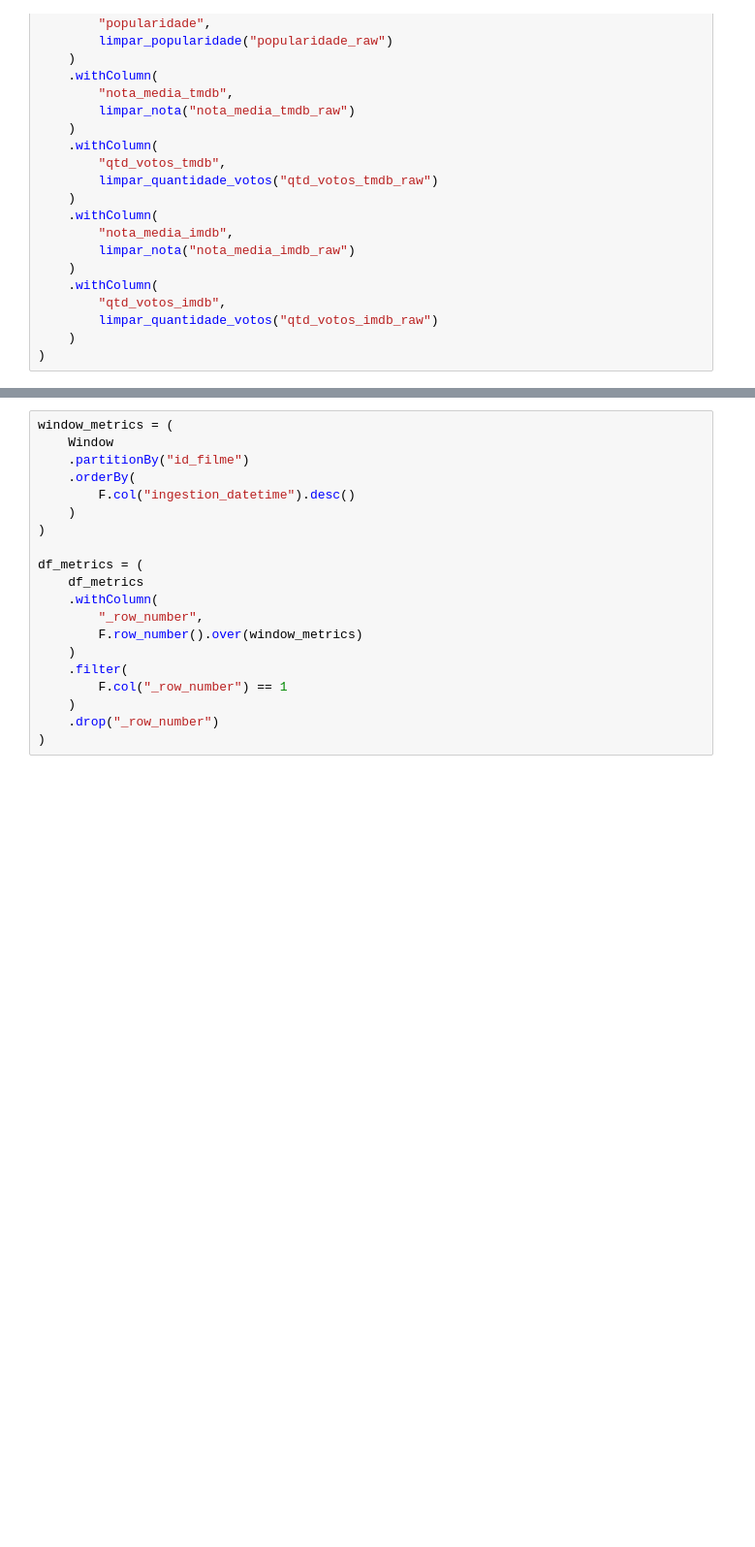
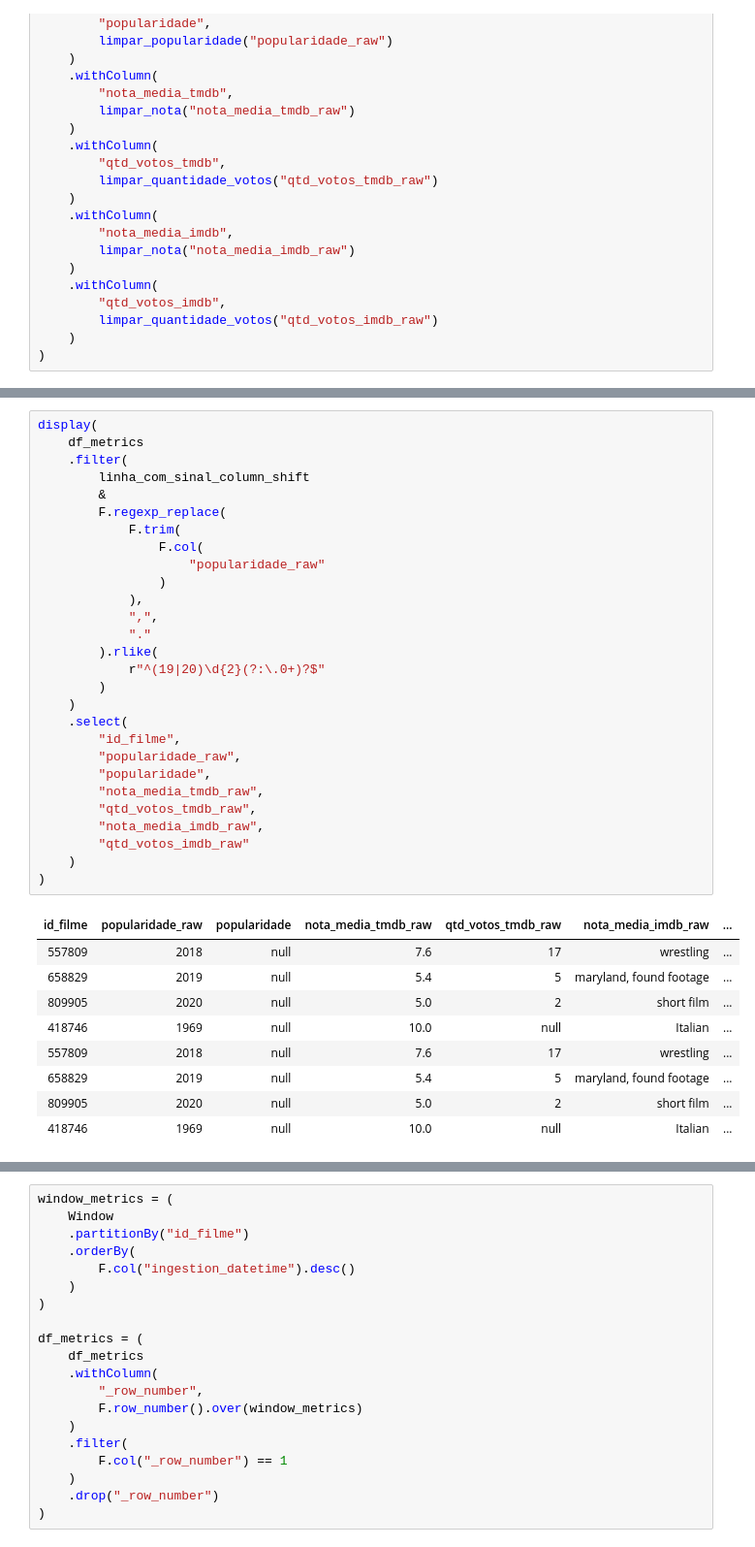
Before and after one commit to gabrielvictalino/RocketLab-2026.2-EngenhariaDeDados, a Jupyter notebook: Notebooks/Bronze_to_Silver.ipynb, the cells around one changed output, grey strips where cells are left out. Shown at 97% size. Drawn from its saved outputs; the diff is of its cells as text; blank space fills up the shorter version.

```diff
--- a/Notebooks/Bronze_to_Silver.ipynb
+++ b/Notebooks/Bronze_to_Silver.ipynb
@@ -1775 +1886,39 @@ display(
+# %%
+display(
+    df_metrics
+    .filter(
+        linha_com_sinal_column_shift
+        &
+        F.regexp_replace(
+            F.trim(
+                F.col(
+                    "popularidade_raw"
+                )
+            ),
+            ",",
+            "."
+        ).rlike(
+            r"^(19|20)\d{2}(?:\.0+)?$"
+        )
+    )
+    .select(
+        "id_filme",
+        "popularidade_raw",
+        "popularidade",
+        "nota_media_tmdb_raw",
+        "qtd_votos_tmdb_raw",
+        "nota_media_imdb_raw",
+        "qtd_votos_imdb_raw"
+    )
+)
+# %% [output]
+| id_filme | popularidade_raw | popularidade | nota_media_tmdb_raw | qtd_votos_tmdb_raw | nota_media_imdb_raw | ... |
+| 557809 | 2018 | null | 7.6 | 17 | wrestling | ... |
+| 658829 | 2019 | null | 5.4 | 5 | maryland, found footage | ... |
+| 809905 | 2020 | null | 5.0 | 2 | short film | ... |
+| 418746 | 1969 | null | 10.0 | null | Italian | ... |
+| 557809 | 2018 | null | 7.6 | 17 | wrestling | ... |
+| 658829 | 2019 | null | 5.4 | 5 | maryland, found footage | ... |
+| 809905 | 2020 | null | 5.0 | 2 | short film | ... |
+| 418746 | 1969 | null | 10.0 | null | Italian | ... |
 # %%
```
Also changed, not shown: parts of 52 cells of this notebook, 6 other files.
